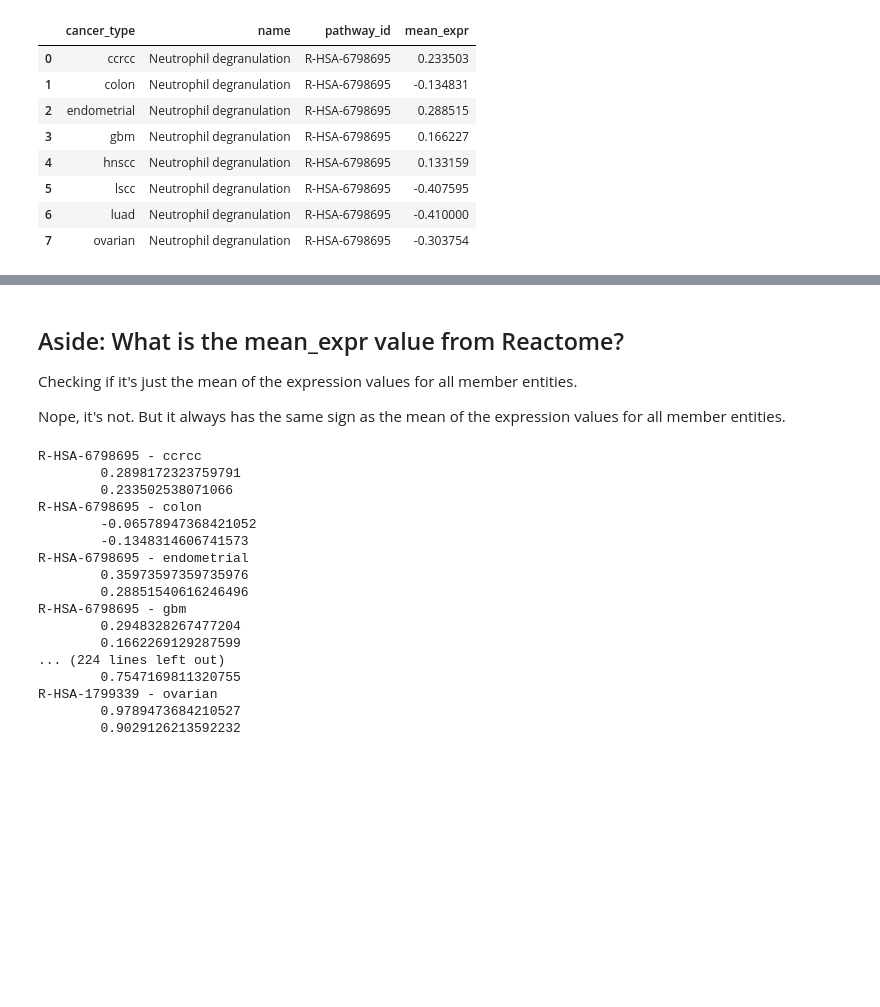
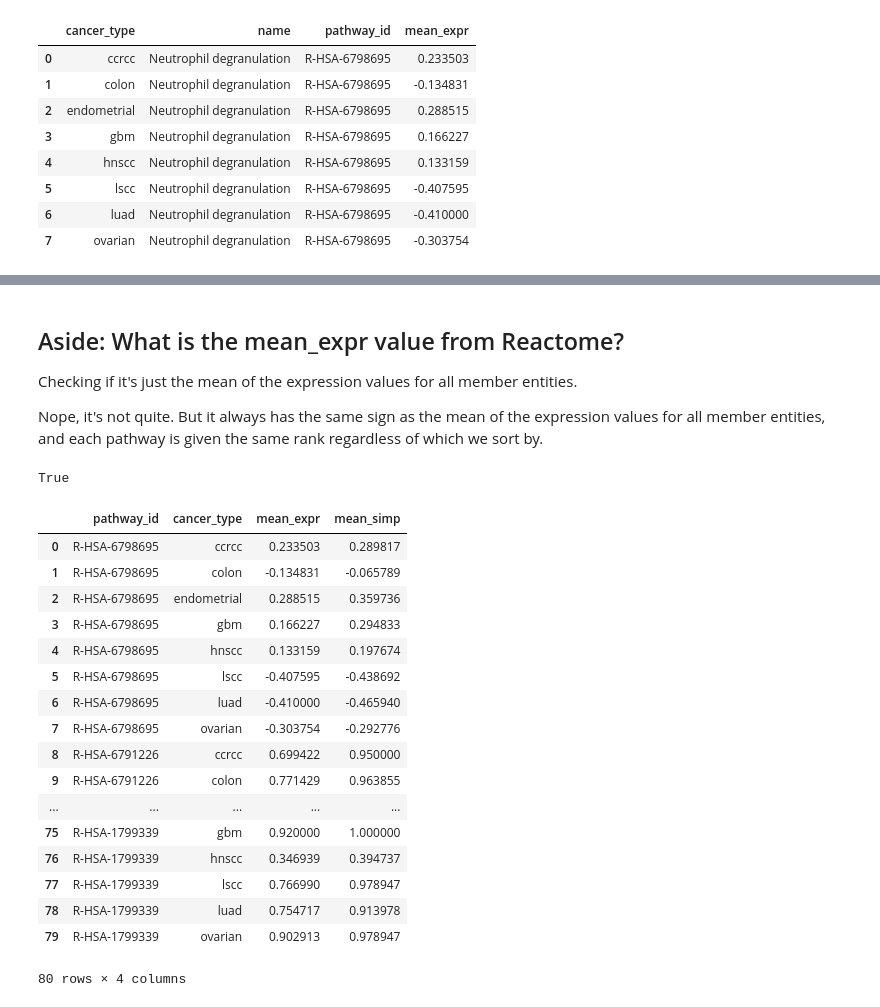
Before and after one commit to caleb-lindgren/scratchpad, a Jupyter notebook: pancancer_enrichment/3_visualize_results_reactome.ipynb, the cells around one changed output, grey strips where cells are left out. Saved outputs shown, nothing was run; the diff lists cells and outputs as text; code cells hidden in the pictures; blank space fills up the shorter version.

```diff
--- a/pancancer_enrichment/3_visualize_results_reactome.ipynb
+++ b/pancancer_enrichment/3_visualize_results_reactome.ipynb
@@ -569,8 +732,13 @@ alt.Chart(stage_df).mark_bar().encode(
 ## Aside: What is the mean_expr value from Reactome?
 Checking if it's just the mean of the expression values for all member entities.
 
-Nope, it's not. But it always has the same sign as the mean of the expression values for all member entities.
+Nope, it's not quite. But it always has the same sign as the mean of the expression values for all member entities, and each pathway is given the same rank regardless of which we sort by.
 # %%
+pathways = []
+cancers = []
+mean_exprs = []
+mean_simps = []
+
 for pathway_id in enrichment_data["pathway_id"].unique():
 
     prots = ut.search_reactome_proteins_in_pathways(pathway_id)
@@ -594,22 +762,40 @@ for pathway_id in enrichment_data["pathway_id"].unique():
 
         assert((mean_simp > 0) == (mean_expr > 0))
 
-        print(f"{pathway_id} - {cancer_type}\n\t{mean_simp}\n\t{mean_expr}")
+        pathways.append(pathway_id)
+        cancers.append(cancer_type)
+        mean_exprs.append(mean_expr)
+        mean_simps.append(mean_simp)
+
+df = pd.DataFrame({
+    "pathway_id": pathways,
+    "cancer_type": cancers,
+    "mean_expr": mean_exprs,
+    "mean_simp": mean_simps
+})
-# %% [output]
-R-HSA-6798695 - ccrcc
-        0.2898172323759791
-        0.233502538071066
-R-HSA-6798695 - colon
-        -0.06578947368421052
-        -0.1348314606741573
-R-HSA-6798695 - endometrial
-        0.35973597359735976
-        0.28851540616246496
-R-HSA-6798695 - gbm
-        0.2948328267477204
-        0.1662269129287599
-... (224 lines left out)
-        0.7547169811320755
-R-HSA-1799339 - ovarian
-        0.9789473684210527
-        0.9029126213592232
+# %%
+df.sort_values(by=["pathway_id", "cancer_type", "mean_expr"]).equals(
+    df.sort_values(by=["pathway_id", "cancer_type", "mean_simp"]))
+# %% [output]
+True
+# %%
+df
+# %% [output]
+|  | pathway_id | cancer_type | mean_expr | mean_simp |
+| 0 | R-HSA-6798695 | ccrcc | 0.233503 | 0.289817 |
+| 1 | R-HSA-6798695 | colon | -0.134831 | -0.065789 |
+| 2 | R-HSA-6798695 | endometrial | 0.288515 | 0.359736 |
+| 3 | R-HSA-6798695 | gbm | 0.166227 | 0.294833 |
+| 4 | R-HSA-6798695 | hnscc | 0.133159 | 0.197674 |
+| 5 | R-HSA-6798695 | lscc | -0.407595 | -0.438692 |
+| 6 | R-HSA-6798695 | luad | -0.410000 | -0.465940 |
+| 7 | R-HSA-6798695 | ovarian | -0.303754 | -0.292776 |
+| 8 | R-HSA-6791226 | ccrcc | 0.699422 | 0.950000 |
+| 9 | R-HSA-6791226 | colon | 0.771429 | 0.963855 |
+| ... | ... | ... | ... | ... |
+| 75 | R-HSA-1799339 | gbm | 0.920000 | 1.000000 |
+| 76 | R-HSA-1799339 | hnscc | 0.346939 | 0.394737 |
+| 77 | R-HSA-1799339 | lscc | 0.766990 | 0.978947 |
+| 78 | R-HSA-1799339 | luad | 0.754717 | 0.913978 |
+| 79 | R-HSA-1799339 | ovarian | 0.902913 | 0.978947 |
+80 rows × 4 columns
```
Also changed, not shown: parts of 17 cells of this notebook, 2 other files.
